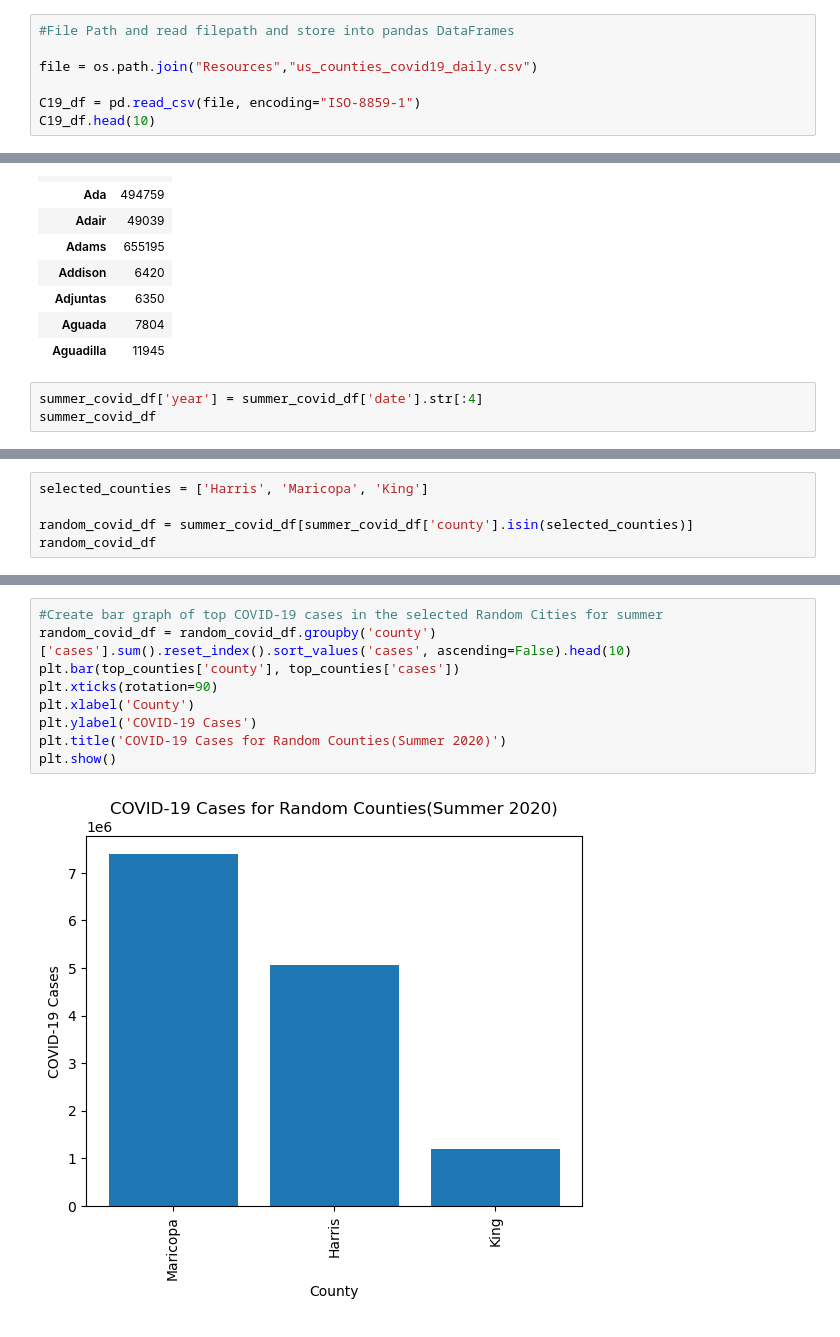
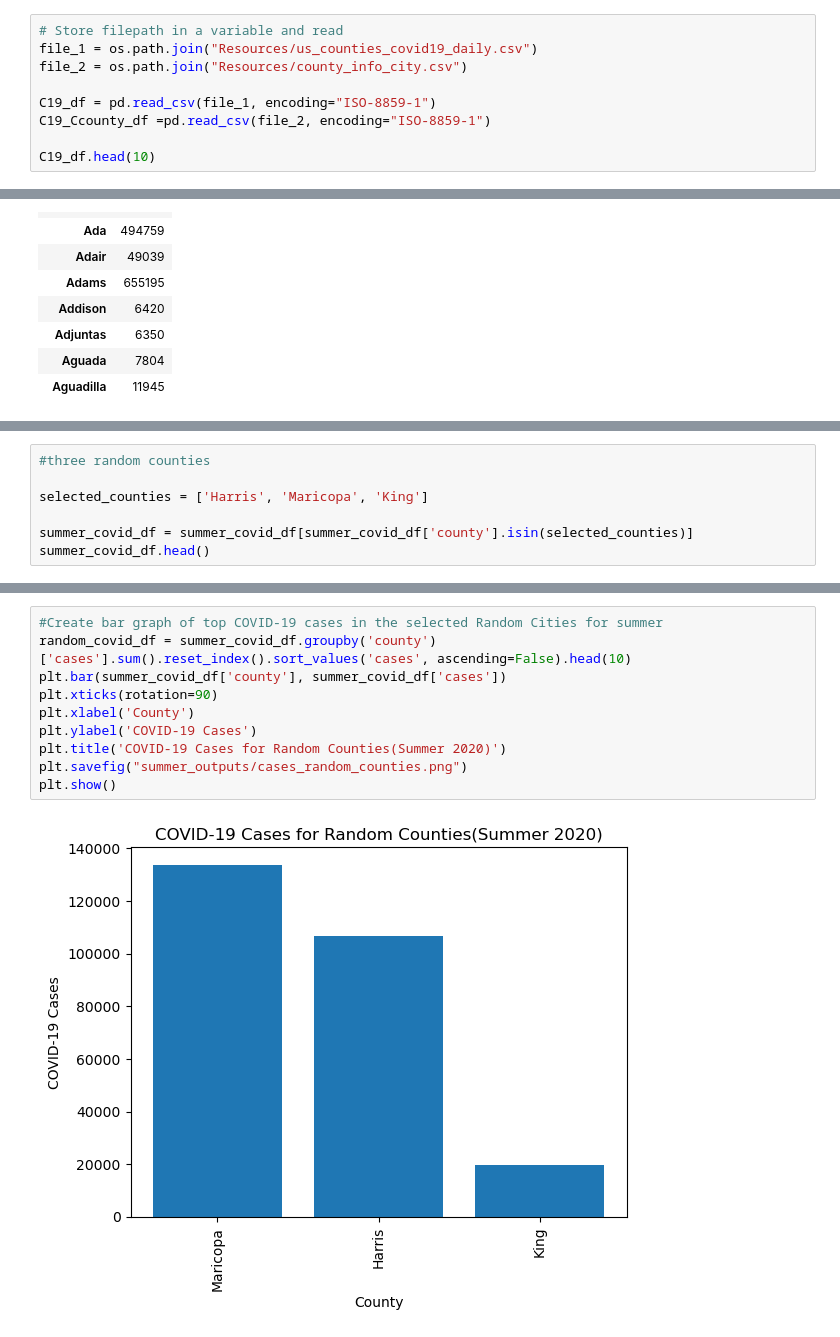
Before and after one commit to ryankracaw/project-one, a Jupyter notebook: Summer.ipynb, the cells around one changed output, grey strips where cells are left out. Drawn from its saved outputs; the diff is of its cells as text.

```diff
--- a/Summer.ipynb
+++ b/Summer.ipynb
@@ -24,11 +22,13 @@ from api_keys_2 import geoapify_key
 import warnings
 warnings.filterwarnings("ignore")
 # %%
-#File Path and read filepath and store into pandas DataFrames
+# Store filepath in a variable and read
+file_1 = os.path.join("Resources/us_counties_covid19_daily.csv")
+file_2 = os.path.join("Resources/county_info_city.csv")
 
-file = os.path.join("Resources","us_counties_covid19_daily.csv")
+C19_df = pd.read_csv(file_1, encoding="ISO-8859-1")
+C19_Ccounty_df =pd.read_csv(file_2, encoding="ISO-8859-1")
 
-C19_df = pd.read_csv(file, encoding="ISO-8859-1")
 C19_df.head(10)
 # %% [output]
 |  | date | county | state | fips | cases | deaths |
@@ -105,6 +118,3 @@ county_cases_df.head(10)
 | Adjuntas | 6350 |
 | Aguada | 7804 |
 | Aguadilla | 11945 |
-# %%
-summer_covid_df['year'] = summer_covid_df['date'].str[:4]
-summer_covid_df
@@ -204,6 +143,8 @@ RuntimeError: Optimal parameters not found: Number of calls to function has reac
 # %%
+#three random counties
+
 selected_counties = ['Harris', 'Maricopa', 'King']
 
-random_covid_df = summer_covid_df[summer_covid_df['county'].isin(selected_counties)]
-random_covid_df
+summer_covid_df = summer_covid_df[summer_covid_df['county'].isin(selected_counties)]
+summer_covid_df.head()
 # %% [output]
@@ -223,11 +157,12 @@ random_covid_df
 # %%
 #Create bar graph of top COVID-19 cases in the selected Random Cities for summer
-random_covid_df = random_covid_df.groupby('county')['cases'].sum().reset_index().sort_values('cases', ascending=False).head(10)
-plt.bar(top_counties['county'], top_counties['cases'])
+random_covid_df = summer_covid_df.groupby('county')['cases'].sum().reset_index().sort_values('cases', ascending=False).head(10)
+plt.bar(summer_covid_df['county'], summer_covid_df['cases'])
 plt.xticks(rotation=90)
 plt.xlabel('County')
 plt.ylabel('COVID-19 Cases')
 plt.title('COVID-19 Cases for Random Counties(Summer 2020)')
+plt.savefig("summer_outputs/cases_random_counties.png")
 plt.show()
 # %% [output]
-[figure, old version]
+[figure, new version]
```
Also changed, not shown: parts of 22 cells of this notebook.
